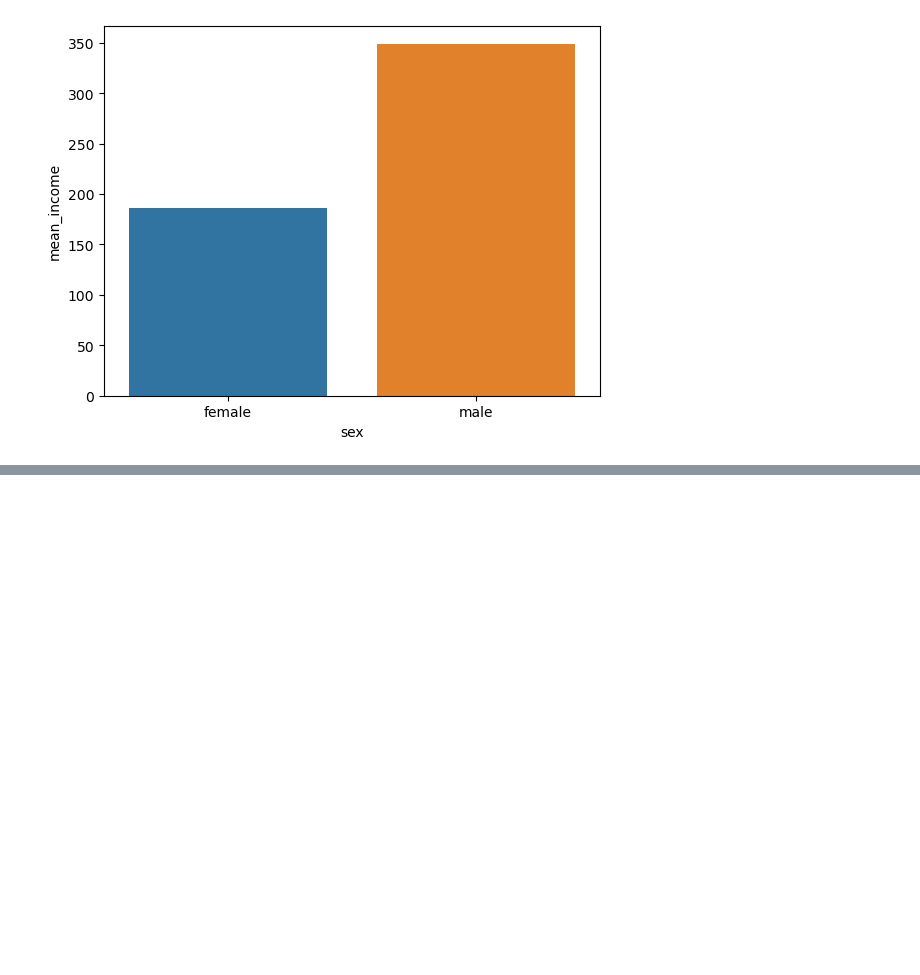
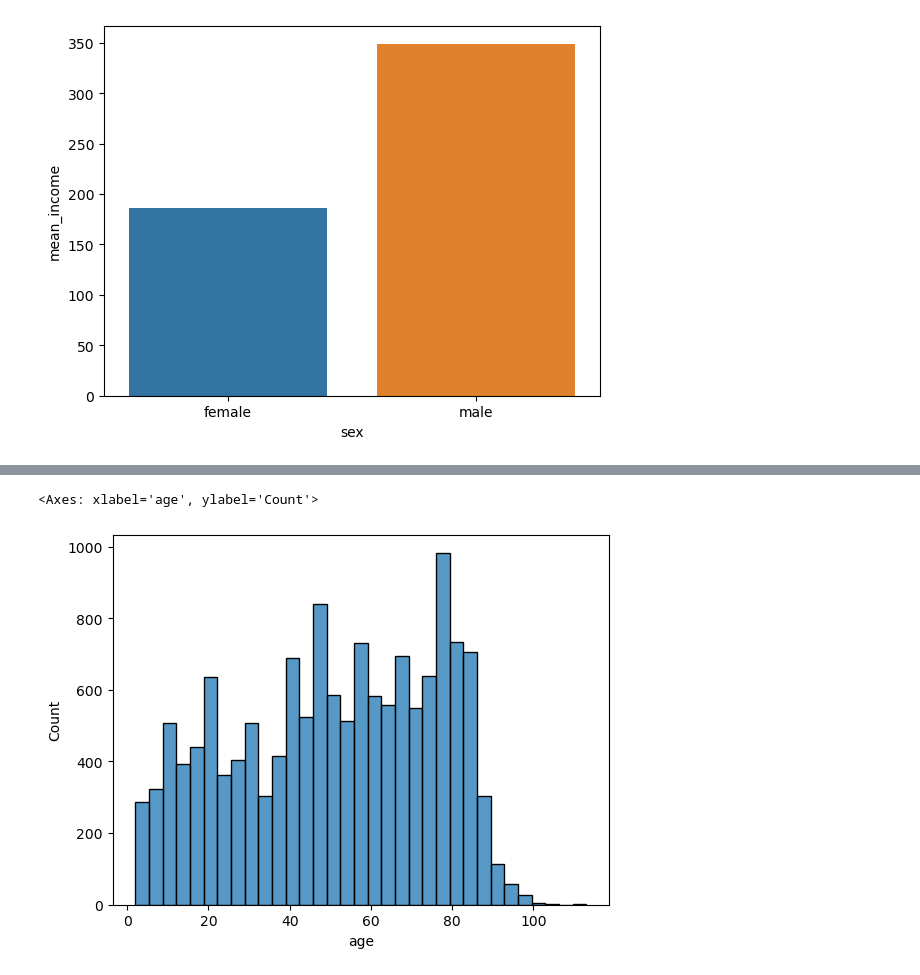
Before and after one commit to al0214/Hoseo, a Jupyter notebook: DataAnalysiIntroduction/ KoreaWelfarePanel.ipynb, the cells around one changed output, grey strips where cells are left out. Saved outputs shown, nothing was run; the diff lists cells and outputs as text; code cells hidden in the pictures; blank space fills up the shorter version.

```diff
--- a/DataAnalysiIntroduction/ KoreaWelfarePanel.ipynb
+++ b/DataAnalysiIntroduction/ KoreaWelfarePanel.ipynb
@@ -154,0 +182,2 @@ sns.barplot(data = sex_income, x='sex', y='mean_income')
+# %%
+welfare['birth'] = np.where(welfare['birth'] == 9999, np.nan, welfare['birth'])
@@ -154,0 +188,2 @@ sns.barplot(data = sex_income, x='sex', y='mean_income')
+# %%
+welfare = welfare.assign(age = 2019 - welfare['birth'] + 1)
@@ -154,0 +202,5 @@ sns.barplot(data = sex_income, x='sex', y='mean_income')
+# %%
+sns.histplot(data=welfare, x='age')
+# %% [output]
+<Axes: xlabel='age', ylabel='Count'>
+[figure, added]
```
Also changed, not shown: parts of 18 cells of this notebook.
